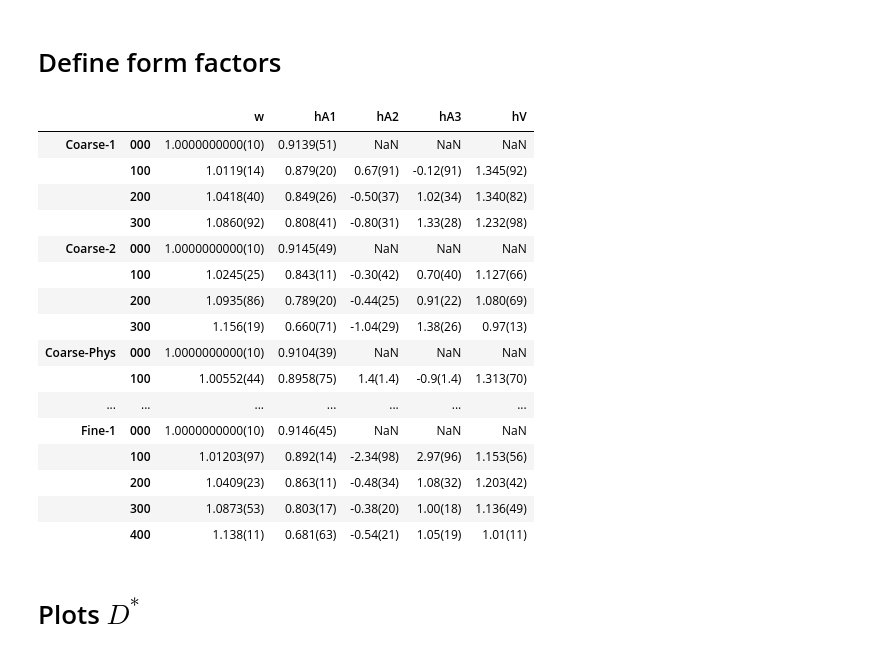
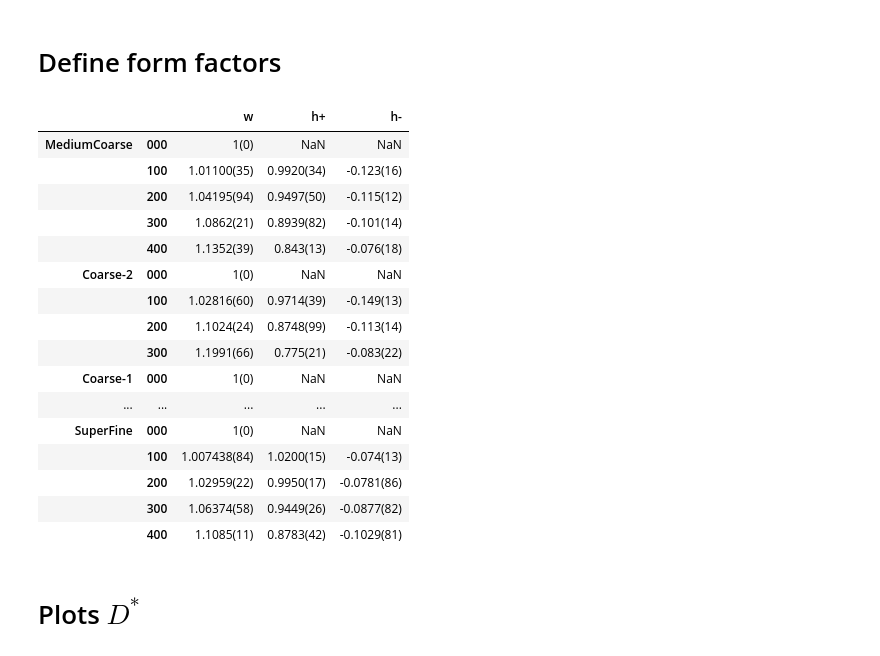
Before and after one commit to pietro-butti/B2heavy, a Jupyter notebook: notebooks/plot_form_factors.ipynb, the cells around one changed output. Drawn from its saved outputs; the diff is of its cells as text; code cells hidden in the pictures.

```diff
--- a/notebooks/plot_form_factors.ipynb
+++ b/notebooks/plot_form_factors.ipynb
@@ -110,26 +169,27 @@ for ens,mom in Rs:
 ffs[ens,mom][name] = func(Rs[ens,mom])
 # %%
 ff = pd.DataFrame(ffs).transpose()
+if JK:
+    ff = ff.map(format)
+ff
+# %% [output]
+|  |  | w | h+ | h- |
+| MediumCoarse | 000 | 1(0) | NaN | NaN |
+|  | 100 | 1.01100(35) | 0.9920(34) | -0.123(16) |
+|  | 200 | 1.04195(94) | 0.9497(50) | -0.115(12) |
+|  | 300 | 1.0862(21) | 0.8939(82) | -0.101(14) |
+|  | 400 | 1.1352(39) | 0.843(13) | -0.076(18) |
+| Coarse-2 | 000 | 1(0) | NaN | NaN |
+|  | 100 | 1.02816(60) | 0.9714(39) | -0.149(13) |
+|  | 200 | 1.1024(24) | 0.8748(99) | -0.113(14) |
+|  | 300 | 1.1991(66) | 0.775(21) | -0.083(22) |
+| Coarse-1 | 000 | 1(0) | NaN | NaN |
+| ... | ... | ... | ... | ... |
+| SuperFine | 000 | 1(0) | NaN | NaN |
+|  | 100 | 1.007438(84) | 1.0200(15) | -0.074(13) |
+|  | 200 | 1.02959(22) | 0.9950(17) | -0.0781(86) |
+|  | 300 | 1.06374(58) | 0.9449(26) | -0.0877(82) |
+|  | 400 | 1.1085(11) | 0.8783(42) | -0.1029(81) |
-# %%
-ff
-# %% [output]
-|  |  | w | hA1 | hA2 | hA3 | hV |
-| Coarse-1 | 000 | 1.0000000000(10) | 0.9139(51) | NaN | NaN | NaN |
-|  | 100 | 1.0119(14) | 0.879(20) | 0.67(91) | -0.12(91) | 1.345(92) |
-|  | 200 | 1.0418(40) | 0.849(26) | -0.50(37) | 1.02(34) | 1.340(82) |
-|  | 300 | 1.0860(92) | 0.808(41) | -0.80(31) | 1.33(28) | 1.232(98) |
-| Coarse-2 | 000 | 1.0000000000(10) | 0.9145(49) | NaN | NaN | NaN |
-|  | 100 | 1.0245(25) | 0.843(11) | -0.30(42) | 0.70(40) | 1.127(66) |
-|  | 200 | 1.0935(86) | 0.789(20) | -0.44(25) | 0.91(22) | 1.080(69) |
-|  | 300 | 1.156(19) | 0.660(71) | -1.04(29) | 1.38(26) | 0.97(13) |
-| Coarse-Phys | 000 | 1.0000000000(10) | 0.9104(39) | NaN | NaN | NaN |
-|  | 100 | 1.00552(44) | 0.8958(75) | 1.4(1.4) | -0.9(1.4) | 1.313(70) |
-| ... | ... | ... | ... | ... | ... | ... |
-| Fine-1 | 000 | 1.0000000000(10) | 0.9146(45) | NaN | NaN | NaN |
-|  | 100 | 1.01203(97) | 0.892(14) | -2.34(98) | 2.97(96) | 1.153(56) |
-|  | 200 | 1.0409(23) | 0.863(11) | -0.48(34) | 1.08(32) | 1.203(42) |
-|  | 300 | 1.0873(53) | 0.803(17) | -0.38(20) | 1.00(18) | 1.136(49) |
-|  | 400 | 1.138(11) | 0.681(63) | -0.54(21) | 1.05(19) | 1.01(11) |
 # %% [markdown]
 # Plots $D^*$
 # %%
```
Also changed, not shown: parts of 8 cells of this notebook, 5 other files.
